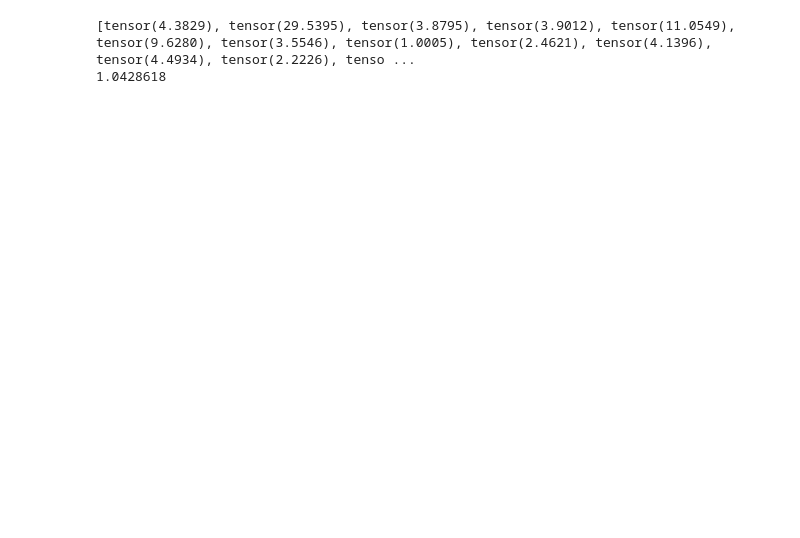
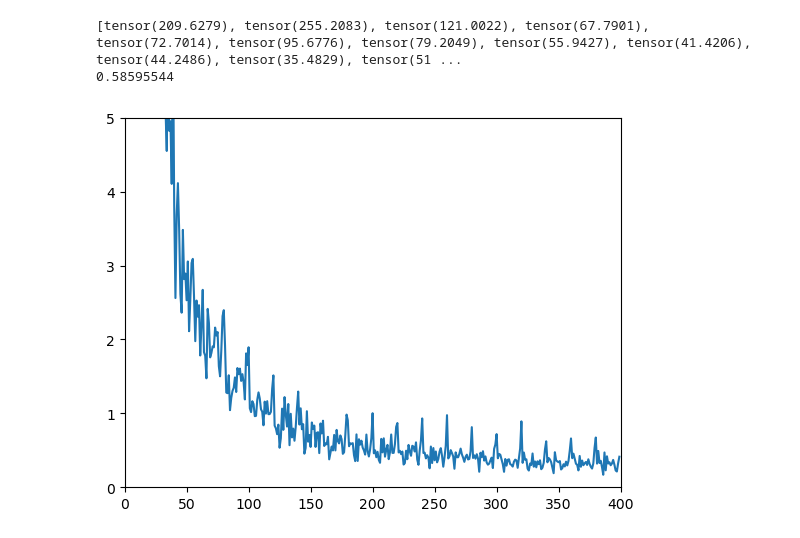
Before and after one commit to SoftSensing/VBSS, a Jupyter notebook: CNN-RNN-Skeleton-Implem.ipynb, the cells around one changed output. Cells and saved outputs as stored; diff of their text form; code cells hidden in the pictures; blank space fills up the shorter version.

Commit message:
0.59 RMSE, dropout of 20% added, new dataset used

```diff
--- a/CNN-RNN-Skeleton-Implem.ipynb
+++ b/CNN-RNN-Skeleton-Implem.ipynb
@@ -60,3 +11,21 @@ targetsTrain = torch.from_numpy(targets_train)
+# %%
+# Prepare Dataset
+# load data
+
+# relative path to npz files
+path = 'Measurements/manual single top deformed at 20Hz'
+file_name = 'output_batch_%d.npz'
+
+def load_file(path, batch_id):
+    """
+    Loads in the memory a specific batch located in the given path.
+
+    Returns a numpy NpzFile object with the image frames np array named
+    as "frames" and the force measurements named as "frames".
+    """
+    combined_path = os.path.join(path,file_name %i)
+    data = np.load(combined_path)
+    return data
 # %%
 # Create RNN Model
 class RNNModel(nn.Module):
@@ -71,7 +40,7 @@ class RNNModel(nn.Module):
         # RNN
         self.hidden_dim = hidden_dim
         self.layer_dim = layer_dim
-        self.rnn = nn.RNN(18 * 16 * 30, hidden_dim, layer_dim, batch_first=True, nonlinearity='relu')
+        self.rnn = nn.RNN(18 * 16 * 30, hidden_dim, layer_dim, batch_first=True, dropout = 0.2, nonlinearity='relu')
 
         # Readout layer
         self.fc = nn.Linear(hidden_dim, output_dim)
@@ -82,8 +51,9 @@ class RNNModel(nn.Module):
         x = self.pool(nn.ELU()(self.conv2(x)))
 
         # Reshape for RNN
-        x = torch.reshape(x, (100, 10, 18 * 16 * 30))  # Reshape to (batch_size, seq_len, input_size)
-        print("Size of x:", x.size())  # Print size of x
+        # x = torch.reshape(x, (100, 10, 18 * 16 * 30))
+        x = torch.reshape(x, (10, 10, 18 * 16 * 30))  # Reshape to (batch_size, seq_len, input_size)
+        #print("Size of x:", x.size())  # Print size of x
 
         # RNN
         h0 = Variable(torch.zeros(self.layer_dim, x.size(0), self.hidden_dim))
@@ -92,6 +62,7 @@ class RNNModel(nn.Module):
 
         # Output layer
         out = self.fc(out)
-        out = torch.reshape(out, (1000, 1)) # go back to compare to labels
+        # out = torch.reshape(out, (1000, 1))
+        out = torch.reshape(out, (100, 1)) # go back to compare to labels
         return out
 # %%
@@ -179,9 +149,14 @@ Iteration: 50  Loss: 1.066089391708374
 # %%
 print(loss_list)
-print(np.sqrt(np.mean(loss_list[-10:])))
+print(np.sqrt(np.mean(loss_list[-20:])))
+plt.plot(range(len(loss_list)), loss_list)
+plt.xlim((0,400))
+plt.ylim((0,5))
+plt.show()
 # %% [output]
-[tensor(4.3829), tensor(29.5395), tensor(3.8795), tensor(3.9012), tensor(11.0549), tensor(9.6280), tensor(3.5546), tensor(1.0005), tensor(2.4621), tensor(4.1396), tensor(4.4934), tensor(2.2226), tenso ...
-1.0428618
+[tensor(209.6279), tensor(255.2083), tensor(121.0022), tensor(67.7901), tensor(72.7014), tensor(95.6776), tensor(79.2049), tensor(55.9427), tensor(41.4206), tensor(44.2486), tensor(35.4829), tensor(51 ...
+0.58595544
+[figure, added]
 # %%
 print(outputs) # Small sanity check
 # %% [output]
```
Also changed, not shown: parts of 8 cells of this notebook.
